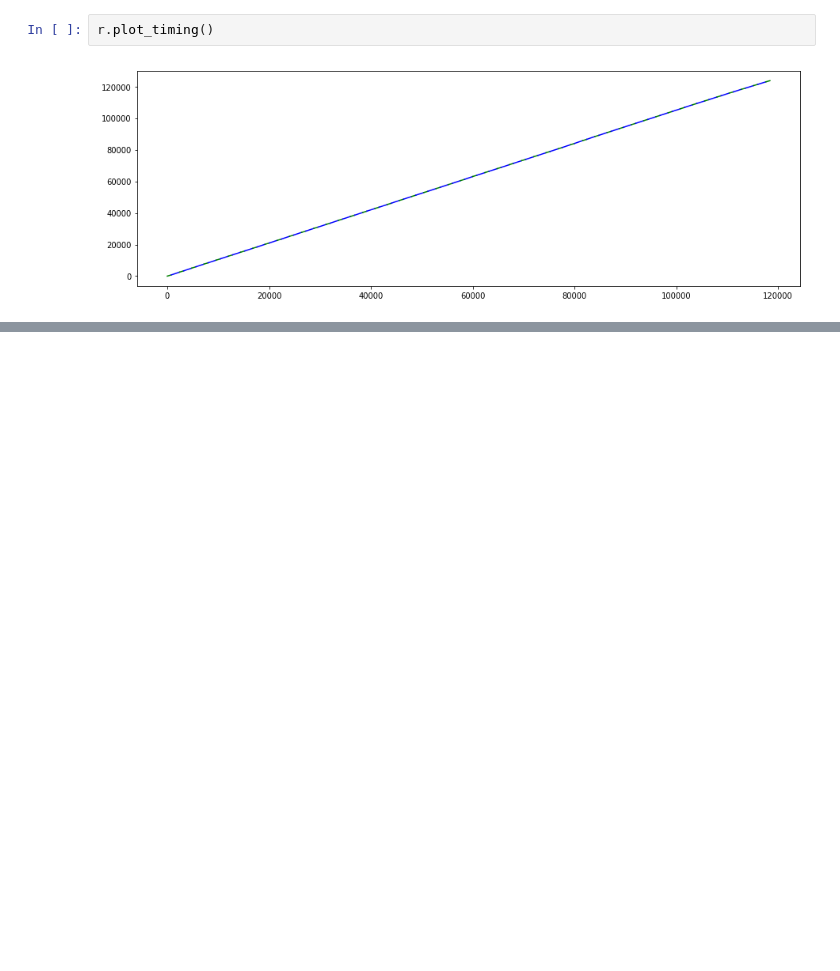
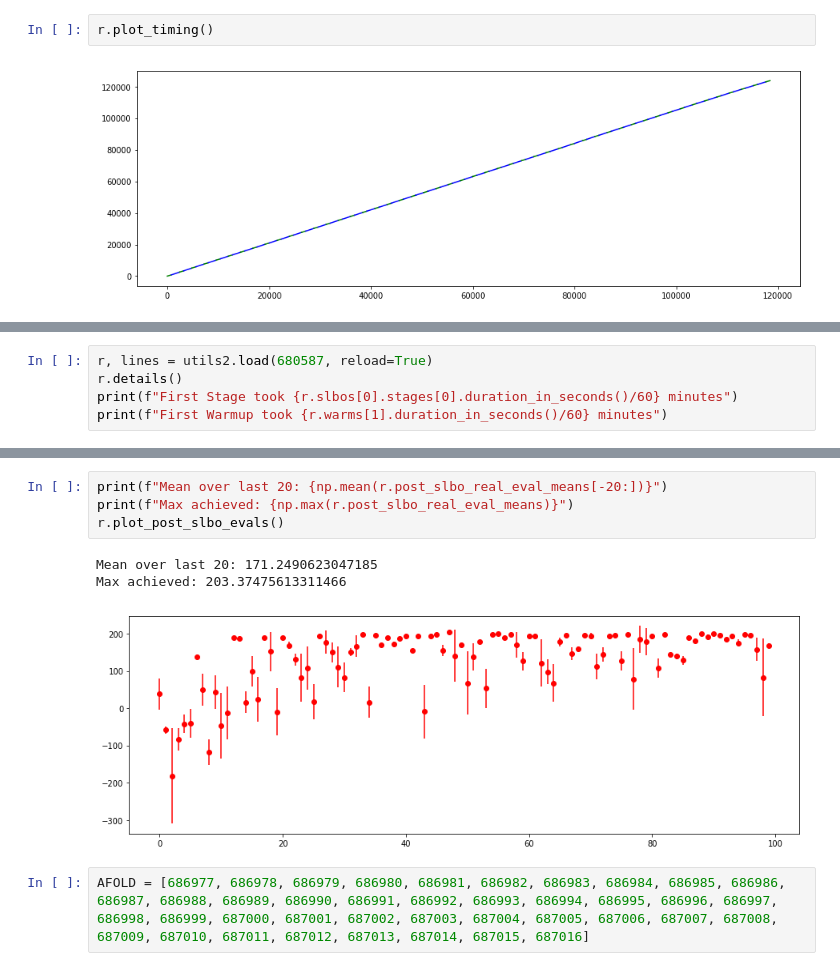
Before and after one commit to nlandolfi/slbo, a Jupyter notebook: notebooks/AF.ipynb, the cells around one changed output, grey strips where cells are left out. Cells and saved outputs as stored; diff of their text form; blank space fills up the shorter version.

```diff
--- a/notebooks/AF.ipynb
+++ b/notebooks/AF.ipynb
@@ -94,0 +73,5 @@ vel
+# %%
+r, lines = utils2.load(680587, reload=True)
+r.details()
+print(f"First Stage took {r.slbos[0].stages[0].duration_in_seconds()/60} minutes")
+print(f"First Warmup took {r.warms[1].duration_in_seconds()/60} minutes")
@@ -94,0 +87,10 @@ vel
+# %%
+print(f"Mean over last 20: {np.mean(r.post_slbo_real_eval_means[-20:])}")
+print(f"Max achieved: {np.max(r.post_slbo_real_eval_means)}")
+r.plot_post_slbo_evals()
+# %% [output]
+Mean over last 20: 171.2490623047185
+Max achieved: 203.37475613311466
+[figure, added]
+# %%
+AFOLD = [686977, 686978, 686979, 686980, 686981, 686982, 686983, 686984, 686985, 686986, 686987, 686988, 686989, 686990, 686991, 686992, 686993, 686994, 686995, 686996, 686997, 686998, 686999, 687000, 687001, 687002, 687003, 687004, 687005, 687006, 687007, 687008, 687009, 687010, 687011, 687012, 687013, 687014, 687015, 687016]
```
Also changed, not shown: parts of 8 cells of this notebook, 6 other files.
